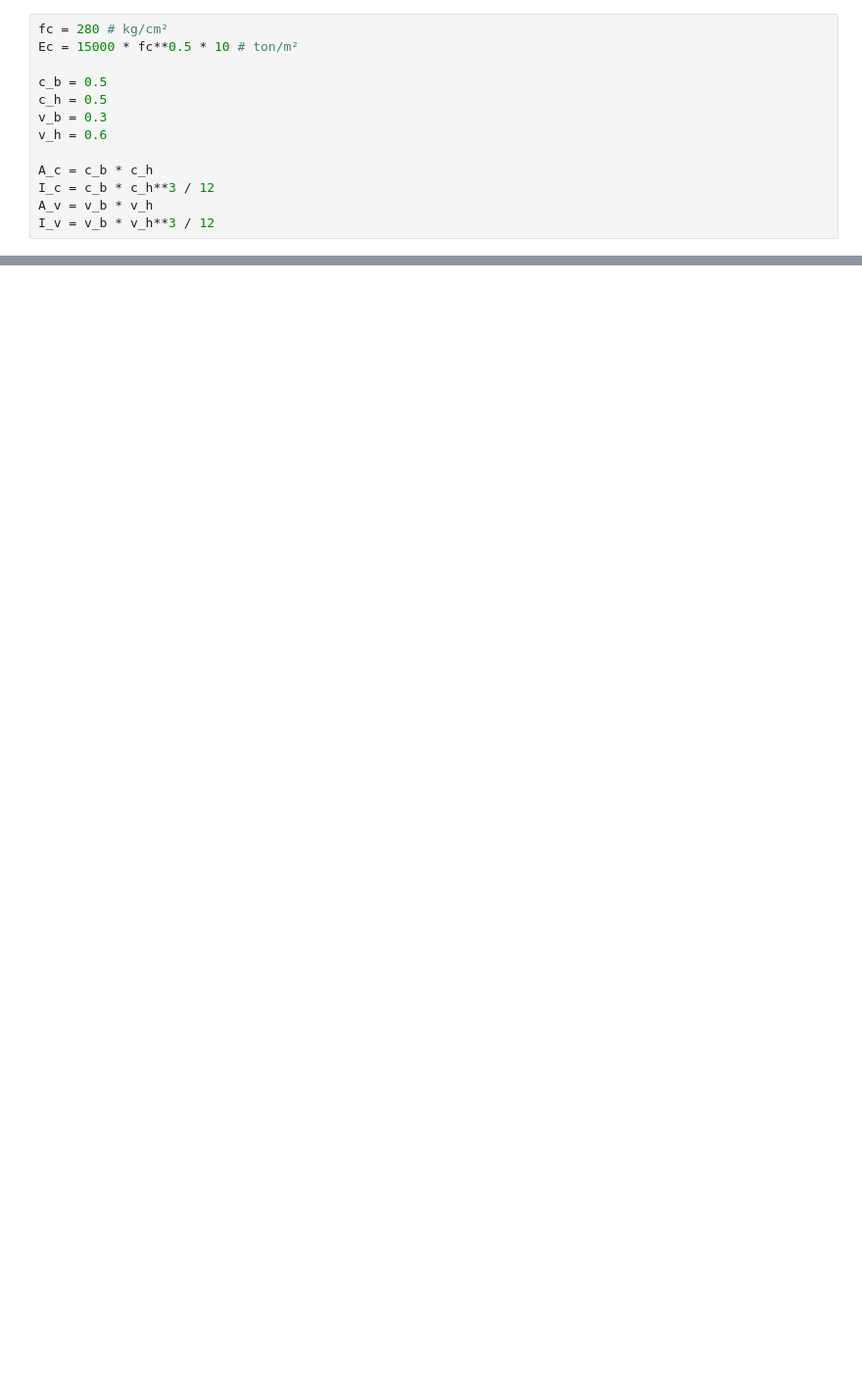
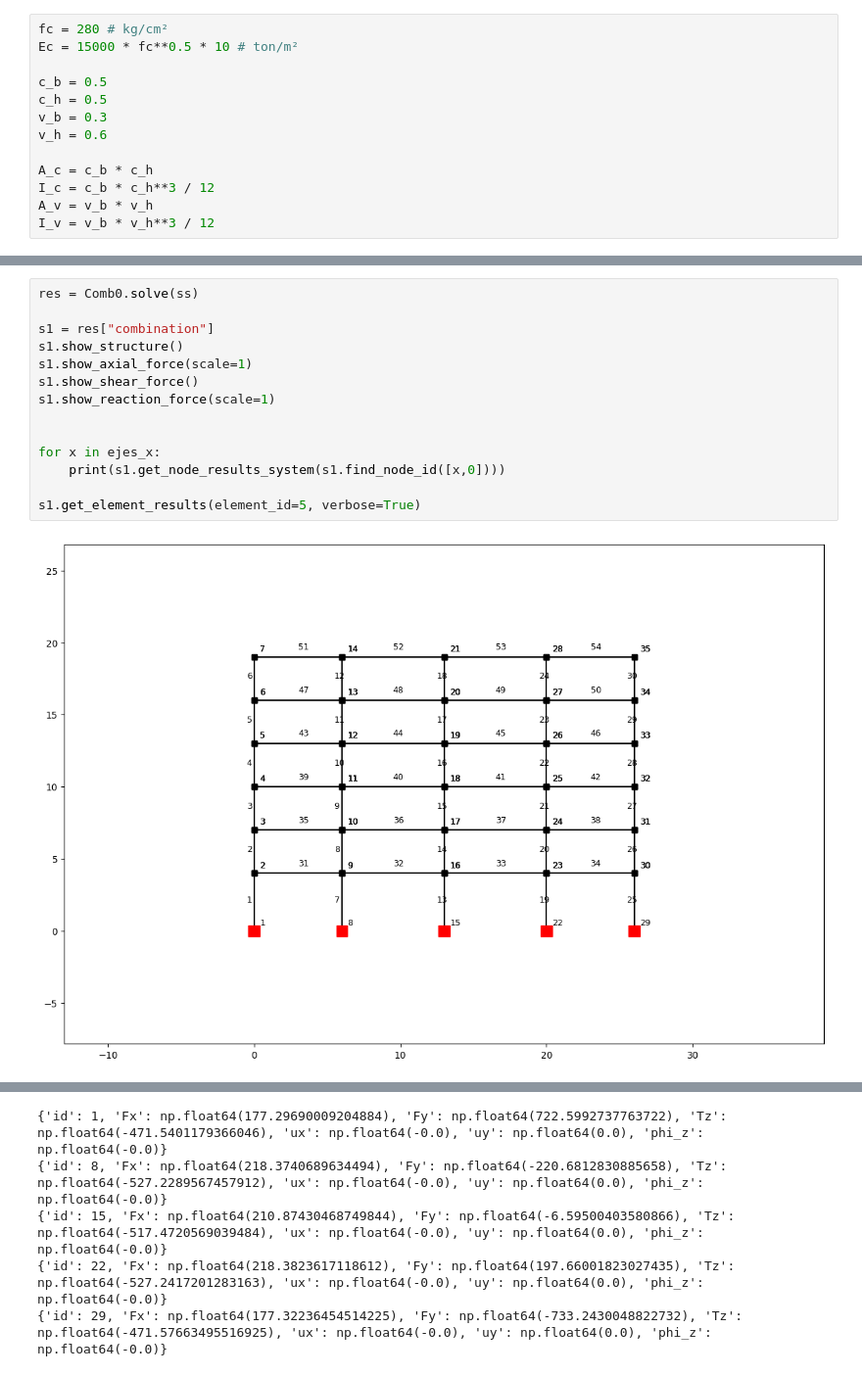
Before and after one commit to LudwigCano1/FrameDesign, a Jupyter notebook: frame_design.ipynb, the cells around one changed output, grey strips where cells are left out. Shown at 98% size. Drawn from its saved outputs; the diff is of its cells as text; blank space fills up the shorter version.

```diff
--- a/frame_design.ipynb
+++ b/frame_design.ipynb
@@ -167,0 +176,16 @@ s1.get_element_results(element_id=6, verbose=True)
+# %%
+res = Comb0.solve(ss)
+
+s1 = res["combination"]
+s1.show_structure()
+s1.show_axial_force(scale=1)
+s1.show_shear_force()
+s1.show_reaction_force(scale=1)
+
+
+for x in ejes_x:
+    print(s1.get_node_results_system(s1.find_node_id([x,0])))
+
+s1.get_element_results(element_id=5, verbose=True)
+# %% [output]
+[figure, added]
@@ -167,0 +195,5 @@ s1.get_element_results(element_id=6, verbose=True)
+{'id': 1, 'Fx': np.float64(177.29690009204884), 'Fy': np.float64(722.5992737763722), 'Tz': np.float64(-471.5401179366046), 'ux': np.float64(-0.0), 'uy': np.float64(0.0), 'phi_z': np.float64(-0.0)}
+{'id': 8, 'Fx': np.float64(218.3740689634494), 'Fy': np.float64(-220.6812830885658), 'Tz': np.float64(-527.2289567457912), 'ux': np.float64(-0.0), 'uy': np.float64(0.0), 'phi_z': np.float64(-0.0)}
+{'id': 15, 'Fx': np.float64(210.87430468749844), 'Fy': np.float64(-6.59500403580866), 'Tz': np.float64(-517.4720569039484), 'ux': np.float64(-0.0), 'uy': np.float64(0.0), 'phi_z': np.float64(-0.0)}
+{'id': 22, 'Fx': np.float64(218.3823617118612), 'Fy': np.float64(197.66001823027435), 'Tz': np.float64(-527.2417201283163), 'ux': np.float64(-0.0), 'uy': np.float64(0.0), 'phi_z': np.float64(-0.0)}
+{'id': 29, 'Fx': np.float64(177.32236454514225), 'Fy': np.float64(-733.2430048822732), 'Tz': np.float64(-471.57663495516925), 'ux': np.float64(-0.0), 'uy': np.float64(0.0), 'phi_z': np.float64(-0.0)}
```
Also changed, not shown: parts of 8 cells of this notebook.
